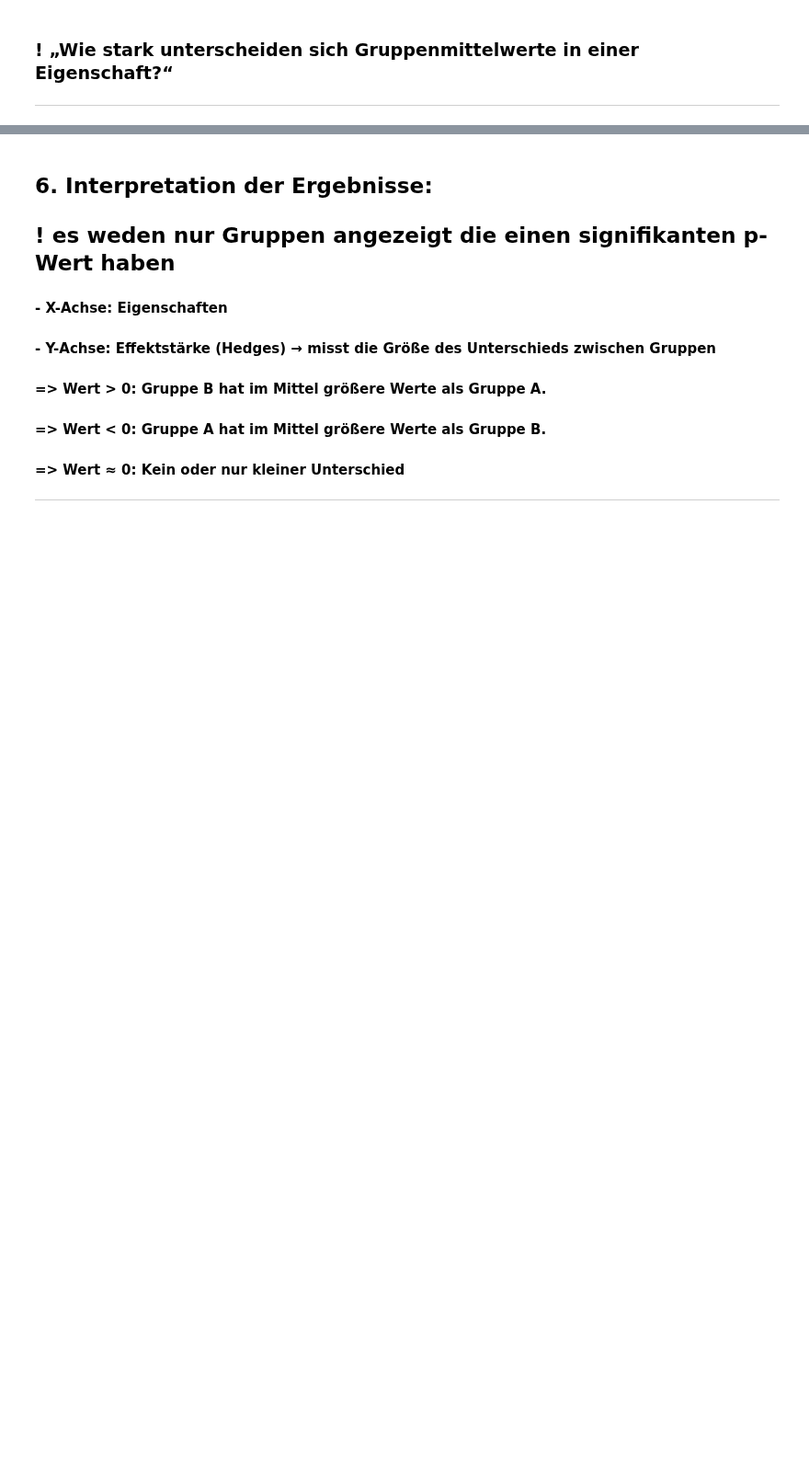
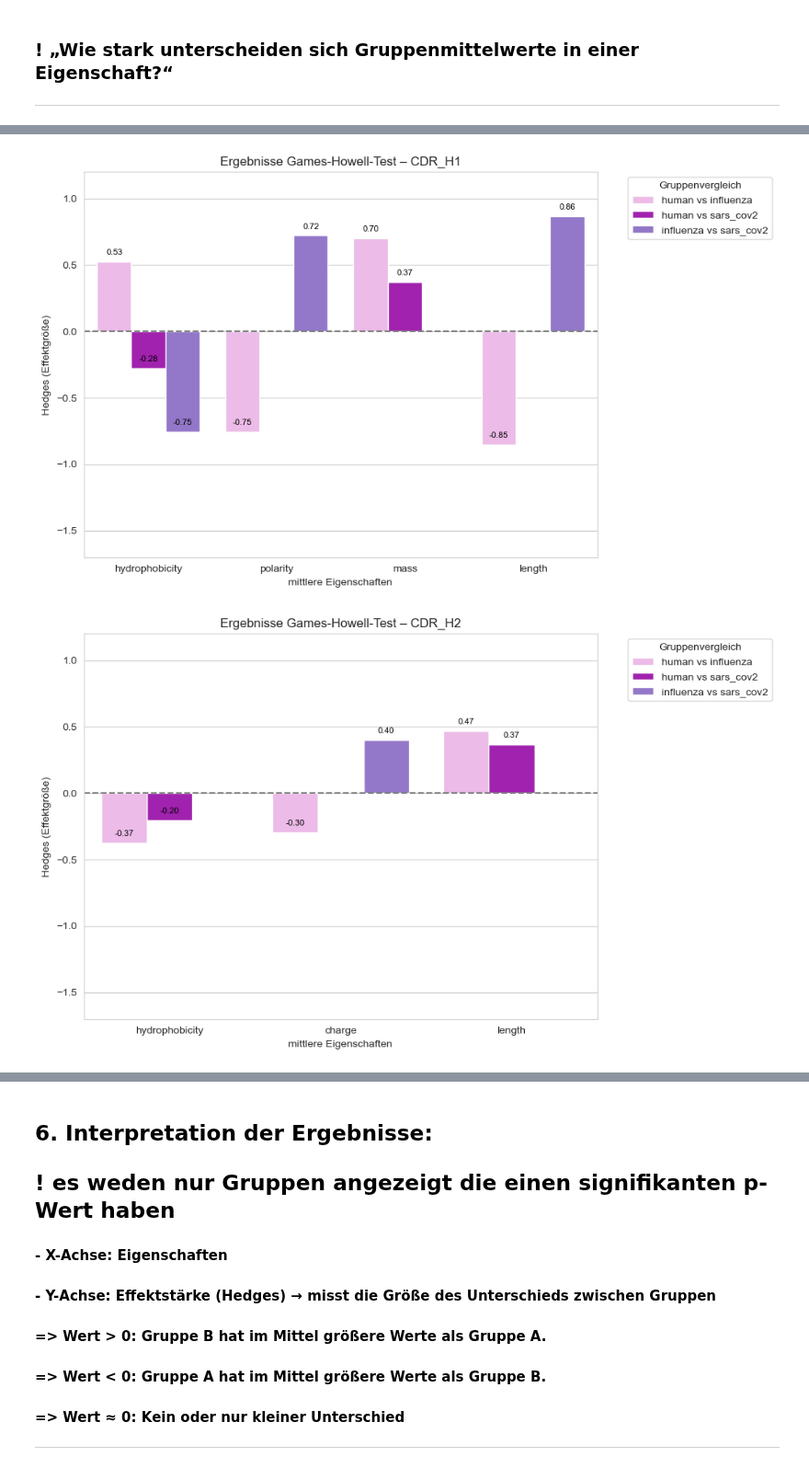
Before and after one commit to datascience-2025-group4/group04-team02, a Jupyter notebook: dataanalysis/02_sequence/02_compare_all.ipynb, the cells around one changed output, grey strips where cells are left out. Shown at 92% size. Drawn from its saved outputs; the diff is of its cells as text; code cells hidden in the pictures; blank space fills up the shorter version.

```diff
--- a/dataanalysis/02_sequence/02_compare_all.ipynb
+++ b/dataanalysis/02_sequence/02_compare_all.ipynb
@@ -406,0 +407,66 @@ for region in regions:  # Schleife über alle Regionen
+# %%
+import matplotlib.pyplot as plt  # zum Zeichnen der Plots
+import seaborn as sns  # für schöneres Plotdesign
+
+# Stil für Gitterlinien aktivieren
+sns.set_style("whitegrid")  # aktiviert weißen Hintergrund mit Gitterlinien für bessere Lesbarkeit
+
+# Nur signifikante Ergebnisse
+df_sig = df[df["pval"] < 0.05].copy()  # filtert nur signifikante Ergebnisse (p-Wert < 0.05); .copy() erstellt eine unabhängige Kopie
+
+df_sig["pair"] = df_sig["A"] + " vs " + df_sig["B"]  # neue Spalte mit Gruppenvergleich
+
+df_sig["region"] = df_sig["feature"].str.extract(r'(CDR_H\d|cdr_h\d)', expand=False)  # extrahiert die CDR-Region aus der Spalte "feature"
+
+df_sig["property"] = df_sig["feature"].str.replace(r'(CDR_H\d|cdr_h\d)_?', '', regex=True)  # entfernt region aus der Spalte "feature", übrig bleibt die Eigenschaft (z. B. "mean_charge")
+
+df_sig["property"] = df_sig["property"].str.replace(r'^mean_', '', regex=True)  # 🔧 entfernt das Präfix "mean_" aus den Eigenschaftsnamen für die x-Achse
+
+# Farbpalette für Gruppenvergleiche
+custom_colors = {
+    "human vs influenza": "#f4b3ee",         # helle rosa Farbe
+    "human vs sars_cov2": "#b30bc5",         # kräftiges Lila
+    "influenza vs sars_cov2": "#8F6AD5"      # blasses Violett
+}
+
+# Regionen durchgehen
+regions = ["CDR_H1", "CDR_H2", "CDR_H3"]  # Liste der Regionen, die einzeln geplottet werden sollen
+
+for region in regions:  # Schleife über alle Regionen
+    df_region = df_sig[df_sig["region"].str.lower() == region.lower()]  # nur Daten für die aktuelle Region auswählen
+
+    if df_region.empty:  # überspringen, wenn es keine signifikanten Ergebnisse für die Region gibt
+        continue
+
+    plt.figure(figsize=(10, 6))  # neue Plotfläche mit Größe 10x6 Zoll
+    ax = sns.barplot(  # Barplot zeichnen
+        data=df_region,              # Datenquelle
+        x="property",                # x-Achse = Eigenschaft
+        y="hedges",                  # y-Achse = Effektgröße
+        hue="pair",                  # Balkenfarben unterscheiden nach Gruppenpaaren
+        palette=custom_colors        # vorher definierte Farben verwenden
+    )
+
+    # Effektgrößen als Zahlen über die Balken schreiben
+    for container in ax.containers:  # über alle Balkengruppen iterieren
+        for bar in container:  # über jeden einzelnen Balken
+            height = bar.get_height()  # Höhe (Effektgröße)
+            if height != 0:  # nur wenn die Effektgröße ≠ 0 ist
+                ax.annotate(f"{height:.2f}",  # Text: Effektgröße mit 2 Nachkommastellen
+                            xy=(bar.get_x() + bar.get_width() / 2, height),  # Position auf dem Balken
+                            xytext=(0, 5),  # Abstand nach oben
+                            textcoords="offset points",  # Verschiebung relativ zum Punkt
+                            ha='center', va='bottom',  # horizontal & vertikal zentriert
+                            fontsize=8, color='black')  # Textstil
+    plt.axhline(0, color="gray", linestyle="--")  # Horizontale Linie bei y=0 zur besseren Einordnung
+    plt.title(f"Ergebnisse Games-Howell-Test – {region}")  # Titel des Plots mit aktueller Region
+    plt.ylabel("Hedges (Effektgröße)")  # Beschriftung y-Achse
+    plt.xlabel("mittlere Eigenschaften")  # Beschriftung x-Achse
+    plt.xticks(rotation=0)  # 🔧 Setzt die Beschriftung der x-Achse waagrecht (0°)
+    plt.ylim(-1.70, 1.20)  # y-Achse festlegen, damit alle Plots gleich skaliert sind
+    plt.legend(title="Gruppenvergleich", bbox_to_anchor=(1.05, 1), loc='upper left')  # Legende rechts außen
+    plt.tight_layout()  # Verhindert, dass Achsentitel oder Legende abgeschnitten werden
+    plt.show()  # Plot anzeigen
+# %% [output]
+[figure, added]
+[figure, added]
```
Also changed, not shown: parts of 3 cells of this notebook, 5 other files.
